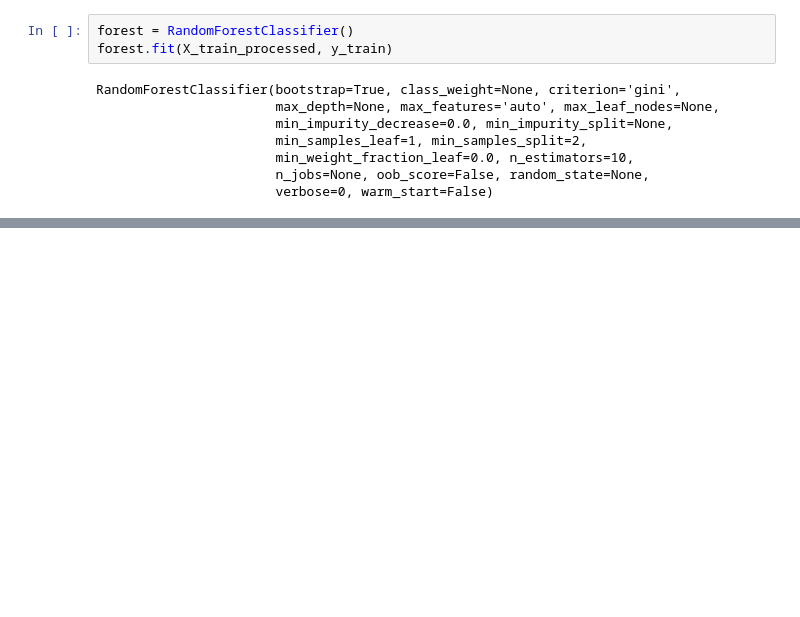
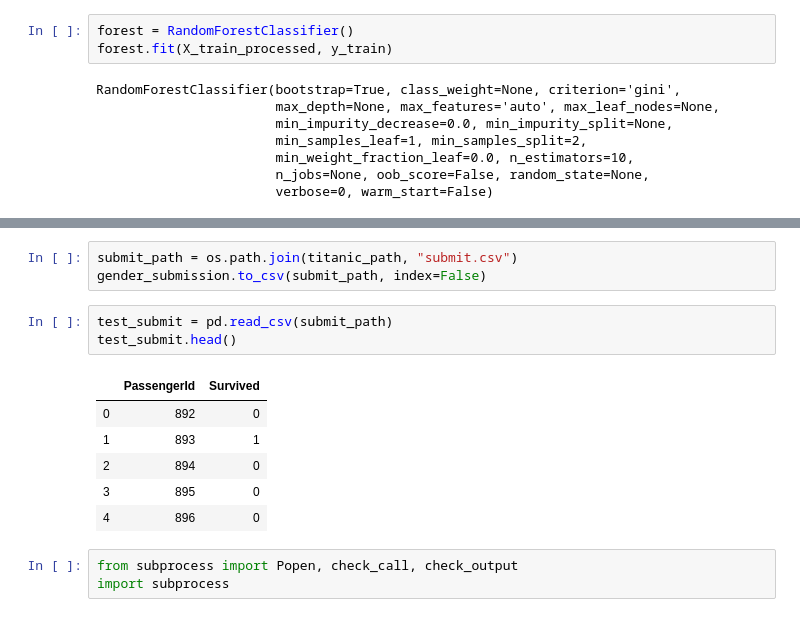
Before and after one commit to macwong/MachineLearning, a Jupyter notebook: Hands-On Machine Learning/Chapter 03 - Titanic.ipynb, the cells around one changed output, grey strips where cells are left out. Cells and saved outputs as stored; diff of their text form; blank space fills up the shorter version.

Commit message:
Add code to submit via API

```diff
--- a/Hands-On Machine Learning/Chapter 03 - Titanic.ipynb
+++ b/Hands-On Machine Learning/Chapter 03 - Titanic.ipynb
@@ -262,0 +339,16 @@ Precision: 0.7916666666666666, Recall: 0.6666666666666666, F1 Score: 0.723809523
+# %%
+submit_path = os.path.join(titanic_path, "submit.csv")
+gender_submission.to_csv(submit_path, index=False)
+# %%
+test_submit = pd.read_csv(submit_path)
+test_submit.head()
+# %% [output]
+|  | PassengerId | Survived |
+| 0 | 892 | 0 |
+| 1 | 893 | 1 |
+| 2 | 894 | 0 |
+| 3 | 895 | 0 |
+| 4 | 896 | 0 |
+# %%
+from subprocess import Popen, check_call, check_output
+import subprocess
```
Also changed, not shown: parts of 13 cells of this notebook.
